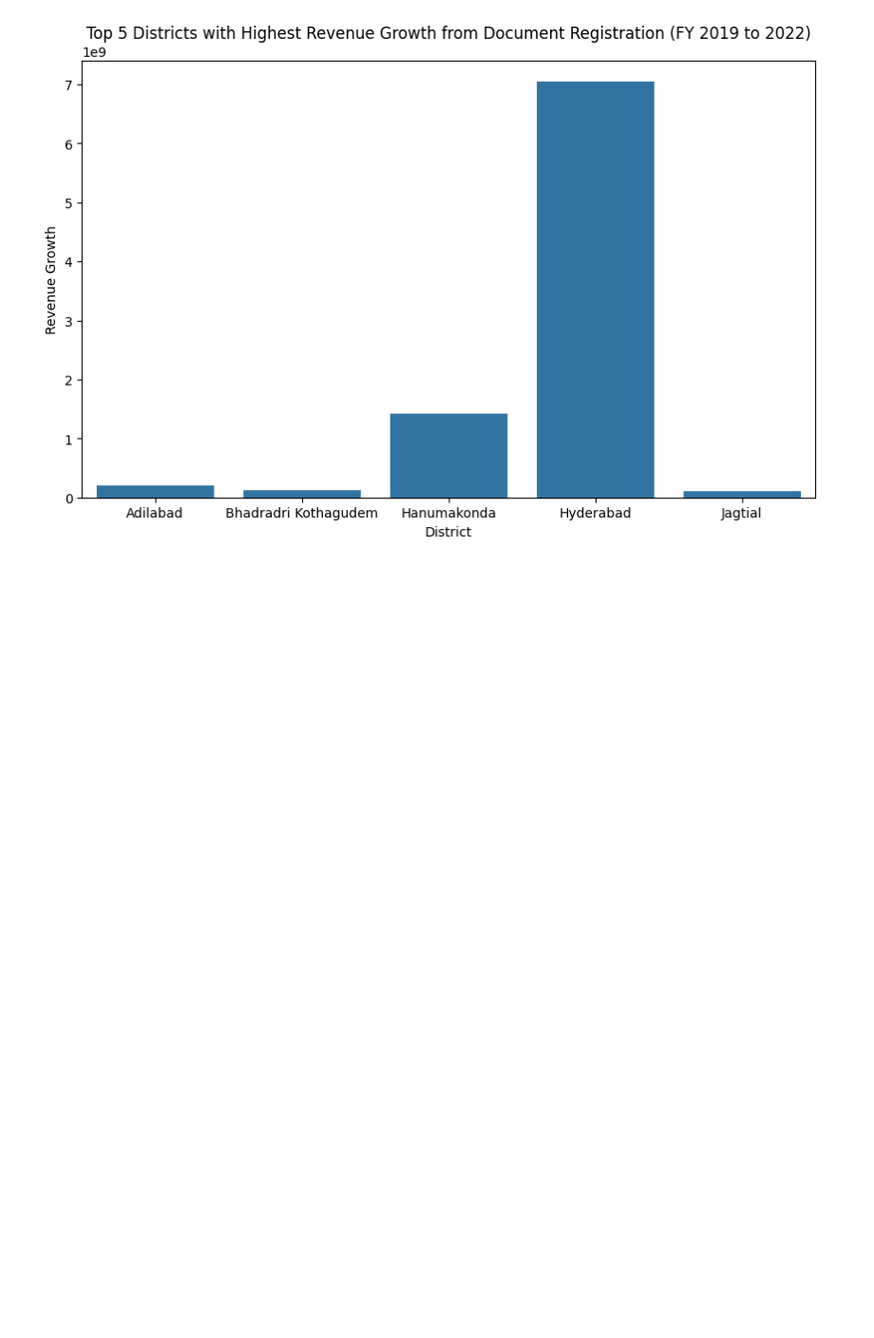
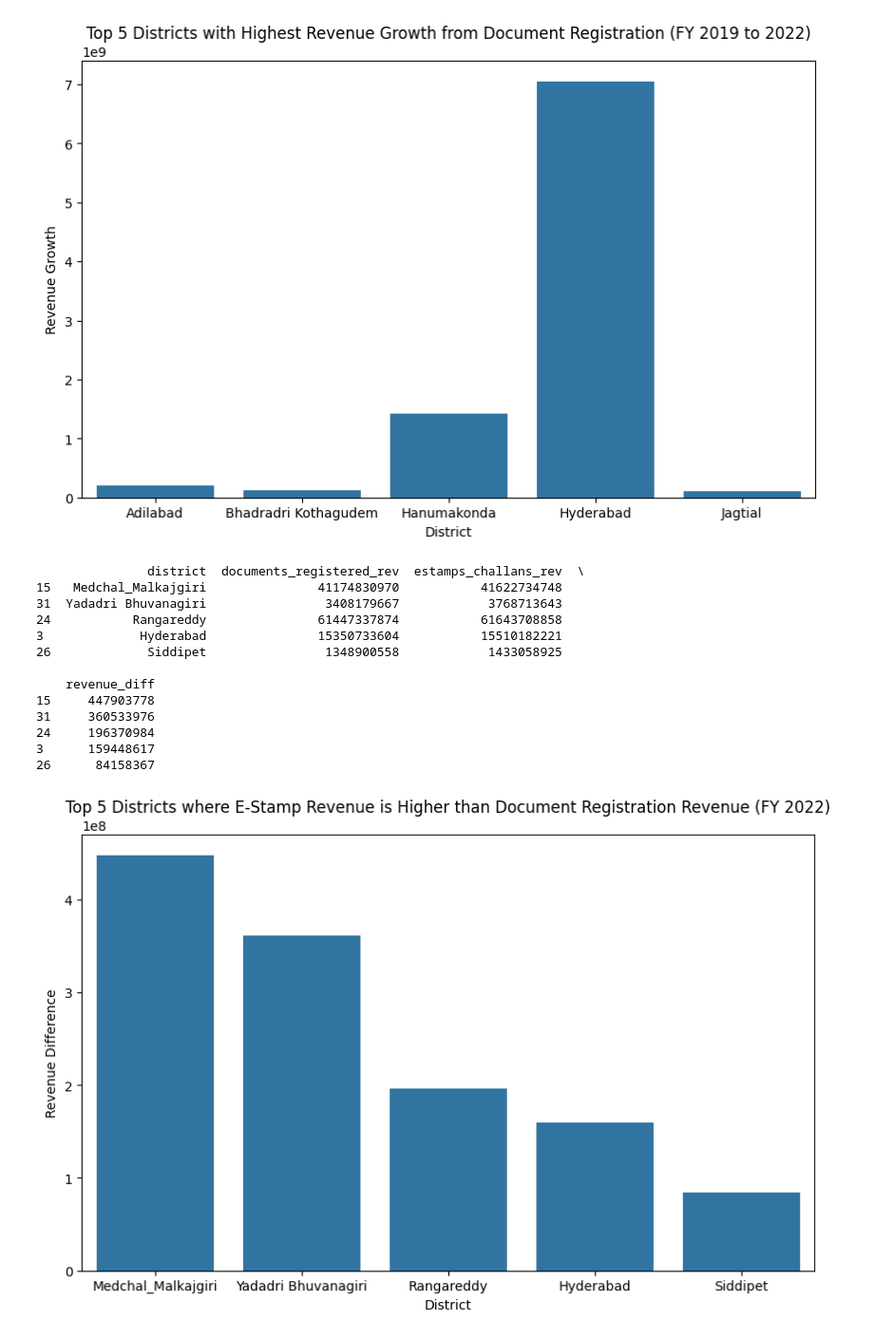
Before and after one commit to kaumil-mg/Code-Basics-Challenge, a Jupyter notebook: C7 Input Files_/Analisis.ipynb, the cells around one changed output. Shown: that part at 95% size. Drawn from its saved outputs; the diff is of its cells as text; code cells hidden in the pictures; blank space fills up the shorter version.

```diff
--- a/C7 Input Files_/Analisis.ipynb
+++ b/C7 Input Files_/Analisis.ipynb
@@ -132,3 +132,34 @@ plt.show()
 3             Hyderabad                7051327326
 4               Jagtial                 106454913
 [figure]
+# %%
+# Calculate total revenue for documents and e-stamps in FY 2022
+fy_2022_revenue = fy_2022.groupby('district').agg({'documents_registered_rev': 'sum', 'estamps_challans_rev': 'sum'}).reset_index()
+
+# Find top 5 districts where e-stamps revenue is significantly more
+fy_2022_revenue['revenue_diff'] = fy_2022_revenue['estamps_challans_rev'] - fy_2022_revenue['documents_registered_rev']
+top_5_estamps = fy_2022_revenue.sort_values(by='revenue_diff', ascending=False).head(5)
+print(top_5_estamps)
+
+# Visualization
+plt.figure(figsize=(10, 6))
+sns.barplot(x='district', y='revenue_diff', data=top_5_estamps)
+plt.title('Top 5 Districts where E-Stamp Revenue is Higher than Document Registration Revenue (FY 2022)')
+plt.xlabel('District')
+plt.ylabel('Revenue Difference')
+plt.show()
+# %% [output]
+               district  documents_registered_rev  estamps_challans_rev  \
+15   Medchal_Malkajgiri               41174830970           41622734748
+31  Yadadri Bhuvanagiri                3408179667            3768713643
+24           Rangareddy               61447337874           61643708858
+3             Hyderabad               15350733604           15510182221
+26             Siddipet                1348900558            1433058925
+
+    revenue_diff
+15     447903778
+31     360533976
+24     196370984
+3      159448617
+26      84158367
+[figure, added]
```
Also changed, not shown: parts of 1 cell of this notebook, 1 other file.
